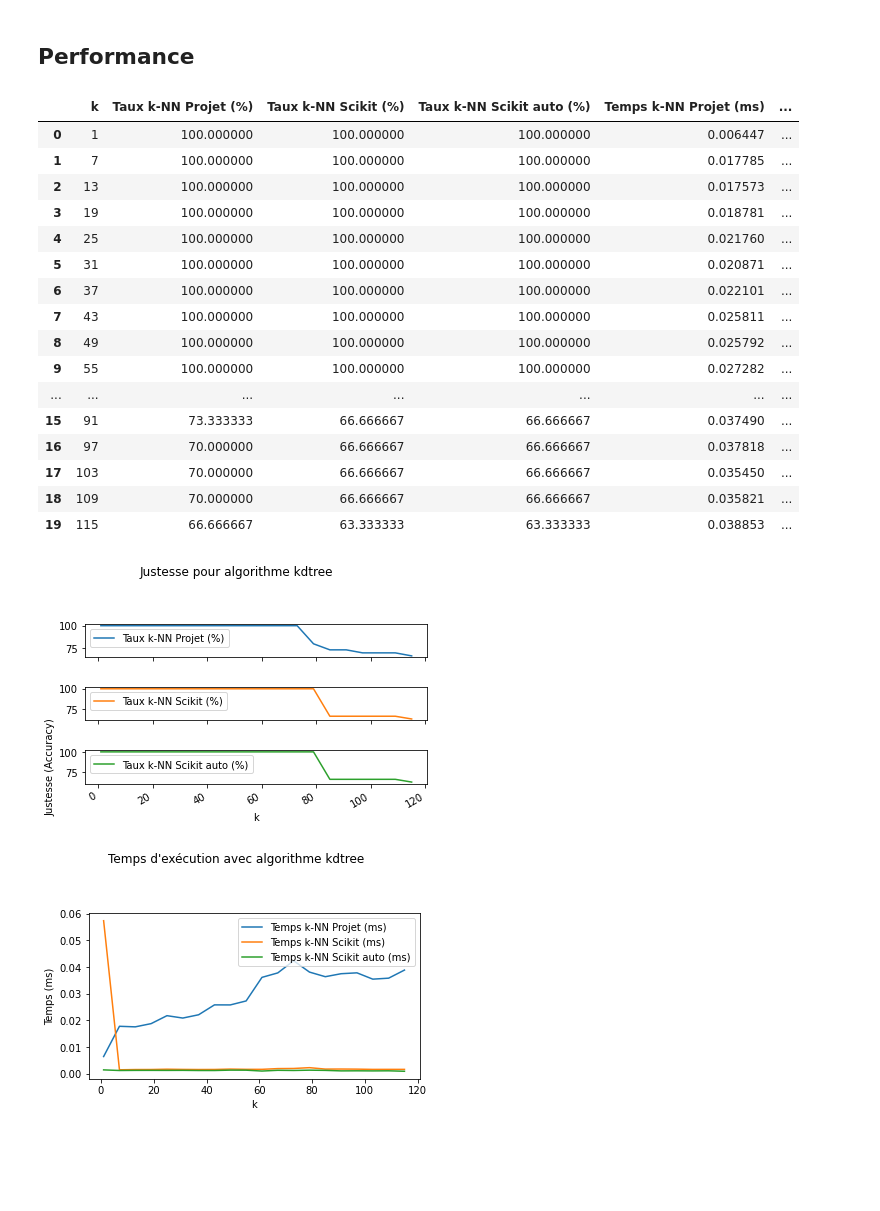
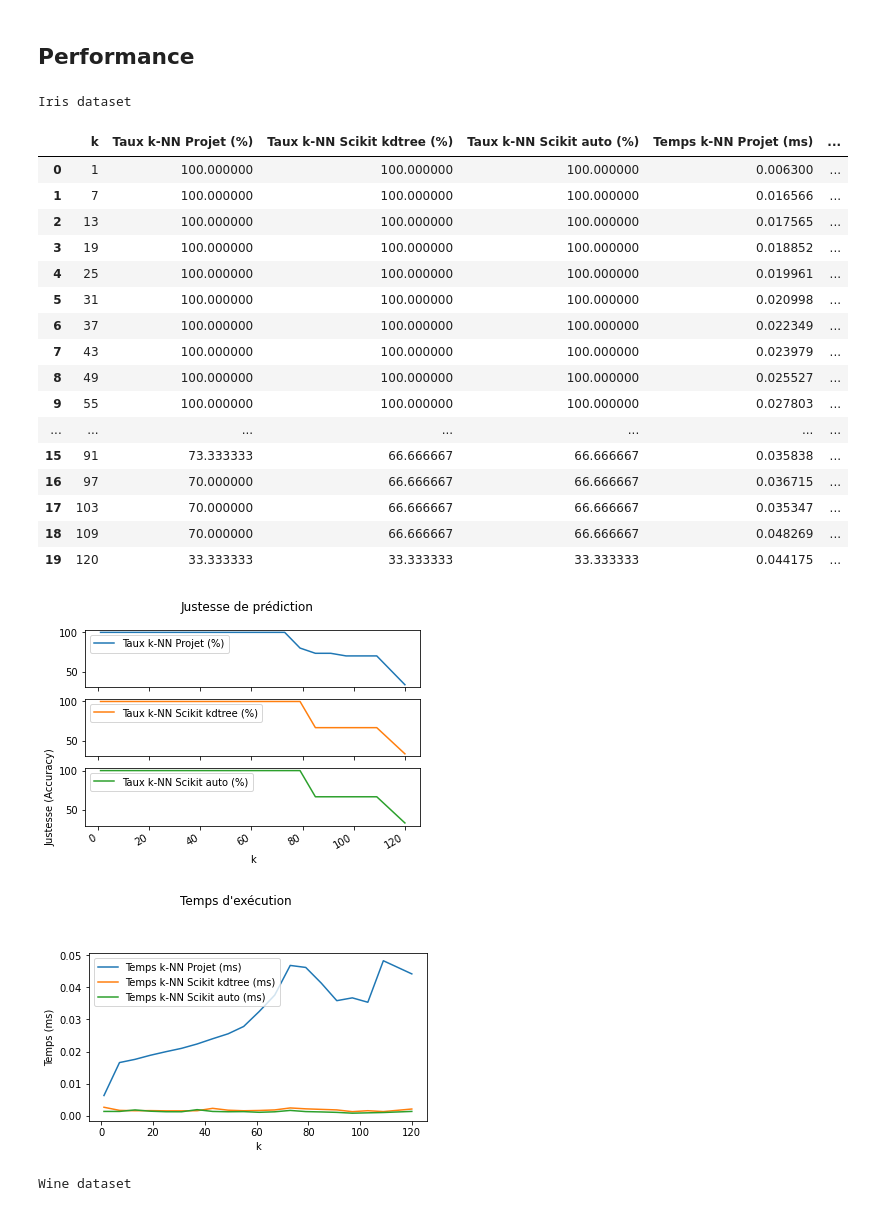
Before and after one commit to hibiga/KNN, a Jupyter notebook: L3.ipynb, the cells around one changed output. Saved outputs shown, nothing was run; the diff lists cells and outputs as text; code cells hidden in the pictures; blank space fills up the shorter version.

```diff
--- a/L3.ipynb
+++ b/L3.ipynb
@@ -94,5 +126,5 @@ wine_corr.corr()
 # %%
-wine_data = wine.data[:, :2].tolist()
+wine_data = wine.data[:, [5,6]].tolist()
 wine_target = wine.target
 wine_data_len = len(wine_data)
 
@@ -151,9 +188,7 @@ forest_corr.corr()
 # %%
-forest_data = forest.data[:, [3, 4]].tolist()
+x, forest_data, y, forest_target = train_test_split(forest.data, forest.target, test_size=0.002, random_state=0, stratify=forest.target)
+forest_data = forest_data[:, [3, 4]].tolist()
 forest_data_len = len(forest_data)
-forest_data = forest_data[:1000]
-forest_target = forest.target
-forest_target = forest_target[:1000]
 df_forest = pd.DataFrame(forest_data)
 df_forest.describe()
 # %% [output]
@@ -276,12 +318,11 @@ def sklearn_knn_auto(x_train, x_test, y_train, y_test, nb_neighbors):
 ## Performance
 # %%
 all_datasets = {
-                "iris dataset": [iris_data, iris_target],
-                "wine dataset": [wine_data, wine_target],
-                "forest dataset": [forest_data, forest_target]}
+                "Iris dataset": [iris_data, iris_target],
+                "Wine dataset": [wine_data, wine_target],
+                "Forest dataset": [forest_data, forest_target]}
 # %%
 for dataset_name, data in all_datasets.items():
-    # trouver random_state value pour chaque dataset
     x_train, x_test, y_train, y_test = train_test_split(data[0], data[1], test_size=0.2, random_state=0, stratify=data[1])
 
     sklearn_exec_time = []
@@ -293,10 +334,11 @@ for dataset_name, data in all_datasets.items():
     projet_score = []
 
     if len(x_train) % 20 == 0:
-        k_list = range(1, len(x_train), int(len(x_train) / 20))
+        k_list = list(range(1, len(x_train), int(len(x_train) / 20)))
     else:
         reste = len(x_train) % 20
-        k_list = range(1, len(x_train) - reste, int(len(x_train) / 20))
+        k_list = list(range(1, len(x_train) - reste, int(len(x_train) / 20)))
+    k_list[-1] = len(x_train) #valeur maximale de k
 
     for k in k_list:
         # sklearn : kdtree
@@ -330,55 +372,58 @@ for dataset_name, data in all_datasets.items():
         time_execution_projet = (timeit.default_timer() - start_time_projet)
         #print("knn kdtree projet avec k = "+str(k)+": --- %s seconds ---" % (time_execution_projet))
 
         score_project = calculate_accuracy(projet_result, y_test) * 100
 
         projet_exec_time.append(time_execution_projet)
         projet_score.append(score_project)
 
 
     df = pd.DataFrame({'k': k_list,
                        'Taux k-NN Projet (%)': projet_score,
-                       'Taux k-NN Scikit (%)': sklearn_score,
+                       'Taux k-NN Scikit kdtree (%)': sklearn_score,
                        'Taux k-NN Scikit auto (%)': sklearn_auto_score,
                        'Temps k-NN Projet (ms)': projet_exec_time,
-                       'Temps k-NN Scikit (ms)': sklearn_exec_time,
+                       'Temps k-NN Scikit kdtree (ms)': sklearn_exec_time,
                        'Temps k-NN Scikit auto (ms)': sklearn_auto_exec_time
 
                       })
+    print(dataset_name)
     display(df)
 
         #Justess
-    df.plot.line(x="k", y=['Taux k-NN Projet (%)','Taux k-NN Scikit (%)','Taux k-NN Scikit auto (%)'], subplots=True) #subplots =graphiques séparés par série
-    plt.suptitle('Justesse pour algorithme kdtree')
+    df.plot.line(x="k", y=['Taux k-NN Projet (%)','Taux k-NN Scikit kdtree (%)','Taux k-NN Scikit auto (%)'], subplots=True) #subplots =graphiques séparés par série
+    plt.suptitle('Justesse de prédiction')
     plt.xlabel('k')
     plt.ylabel('Justesse (Accuracy)')
-    plt.tight_layout(pad=2.5) # This module provides routines to adjust subplot params so that subplots are nicely fit in the figure.
+#   plt.tight_layout(pad=2.5) # This module provides routines to adjust subplot params so that subplots are nicely fit in the figure.
     plt.show()
 
     #Temps d'execution
-    df.plot.line(x="k", y=['Temps k-NN Projet (ms)', 'Temps k-NN Scikit (ms)', 'Temps k-NN Scikit auto (ms)'], subplots=False)
-    plt.suptitle("Temps d'exécution avec algorithme kdtree")
+    df.plot.line(x="k", y=['Temps k-NN Projet (ms)', 'Temps k-NN Scikit kdtree (ms)', 'Temps k-NN Scikit auto (ms)'], subplots=False)
+    plt.suptitle("Temps d'exécution")
     plt.xlabel('k')
     plt.ylabel('Temps (ms)')
     plt.tight_layout(pad=2.5)
     plt.show()
 # %% [output]
+Iris dataset
-|  | k | Taux k-NN Projet (%) | Taux k-NN Scikit (%) | Taux k-NN Scikit auto (%) | Temps k-NN Projet (ms) | ... |
-| 0 | 1 | 100.000000 | 100.000000 | 100.000000 | 0.006447 | ... |
-| 1 | 7 | 100.000000 | 100.000000 | 100.000000 | 0.017785 | ... |
-| 2 | 13 | 100.000000 | 100.000000 | 100.000000 | 0.017573 | ... |
-| 3 | 19 | 100.000000 | 100.000000 | 100.000000 | 0.018781 | ... |
-| 4 | 25 | 100.000000 | 100.000000 | 100.000000 | 0.021760 | ... |
-| 5 | 31 | 100.000000 | 100.000000 | 100.000000 | 0.020871 | ... |
-| 6 | 37 | 100.000000 | 100.000000 | 100.000000 | 0.022101 | ... |
-| 7 | 43 | 100.000000 | 100.000000 | 100.000000 | 0.025811 | ... |
-| 8 | 49 | 100.000000 | 100.000000 | 100.000000 | 0.025792 | ... |
-| 9 | 55 | 100.000000 | 100.000000 | 100.000000 | 0.027282 | ... |
+|  | k | Taux k-NN Projet (%) | Taux k-NN Scikit kdtree (%) | Taux k-NN Scikit auto (%) | Temps k-NN Projet (ms) | ... |
+| 0 | 1 | 100.000000 | 100.000000 | 100.000000 | 0.006300 | ... |
+| 1 | 7 | 100.000000 | 100.000000 | 100.000000 | 0.016566 | ... |
+| 2 | 13 | 100.000000 | 100.000000 | 100.000000 | 0.017565 | ... |
+| 3 | 19 | 100.000000 | 100.000000 | 100.000000 | 0.018852 | ... |
+| 4 | 25 | 100.000000 | 100.000000 | 100.000000 | 0.019961 | ... |
+| 5 | 31 | 100.000000 | 100.000000 | 100.000000 | 0.020998 | ... |
+| 6 | 37 | 100.000000 | 100.000000 | 100.000000 | 0.022349 | ... |
+| 7 | 43 | 100.000000 | 100.000000 | 100.000000 | 0.023979 | ... |
+| 8 | 49 | 100.000000 | 100.000000 | 100.000000 | 0.025527 | ... |
+| 9 | 55 | 100.000000 | 100.000000 | 100.000000 | 0.027803 | ... |
 | ... | ... | ... | ... | ... | ... | ... |
-| 15 | 91 | 73.333333 | 66.666667 | 66.666667 | 0.037490 | ... |
-| 16 | 97 | 70.000000 | 66.666667 | 66.666667 | 0.037818 | ... |
-| 17 | 103 | 70.000000 | 66.666667 | 66.666667 | 0.035450 | ... |
-| 18 | 109 | 70.000000 | 66.666667 | 66.666667 | 0.035821 | ... |
-| 19 | 115 | 66.666667 | 63.333333 | 63.333333 | 0.038853 | ... |
+| 15 | 91 | 73.333333 | 66.666667 | 66.666667 | 0.035838 | ... |
+| 16 | 97 | 70.000000 | 66.666667 | 66.666667 | 0.036715 | ... |
+| 17 | 103 | 70.000000 | 66.666667 | 66.666667 | 0.035347 | ... |
+| 18 | 109 | 70.000000 | 66.666667 | 66.666667 | 0.048269 | ... |
+| 19 | 120 | 33.333333 | 33.333333 | 33.333333 | 0.044175 | ... |
-[figure, old version]
+[figure, new version]
-[figure, old version]
+[figure, new version]
+Wine dataset
```
Also changed, not shown: parts of 31 cells of this notebook.
